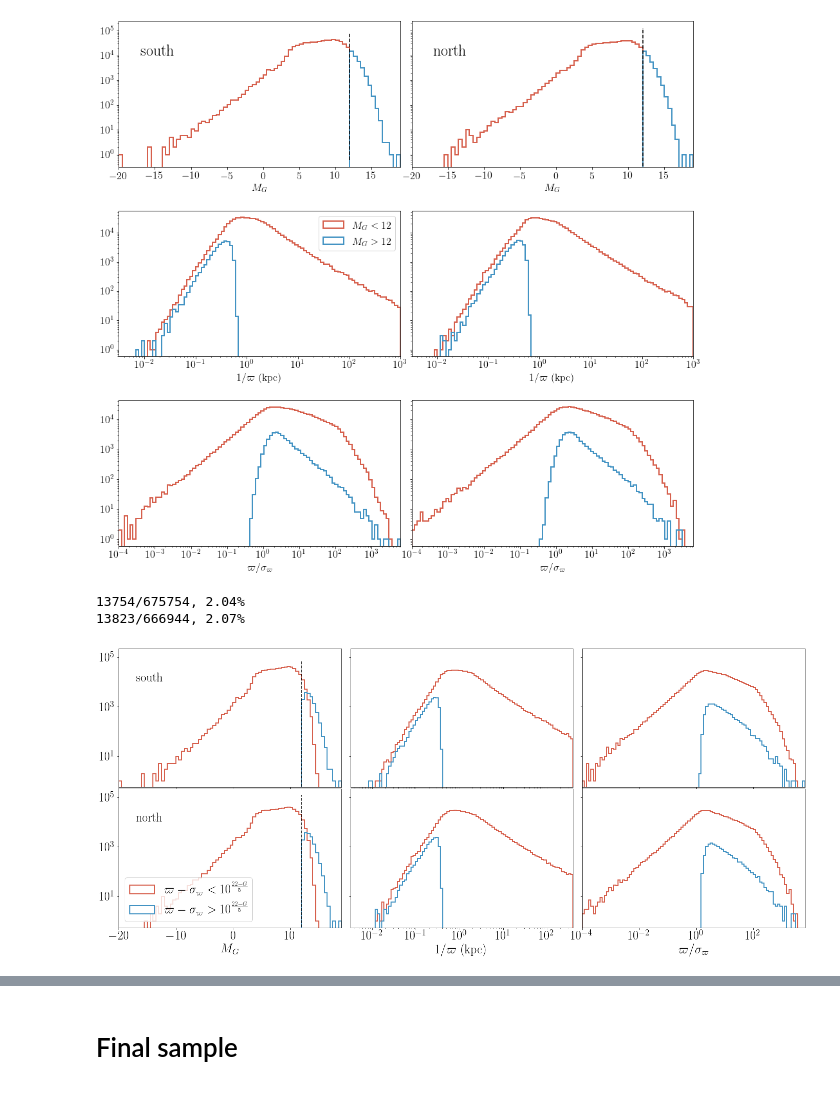
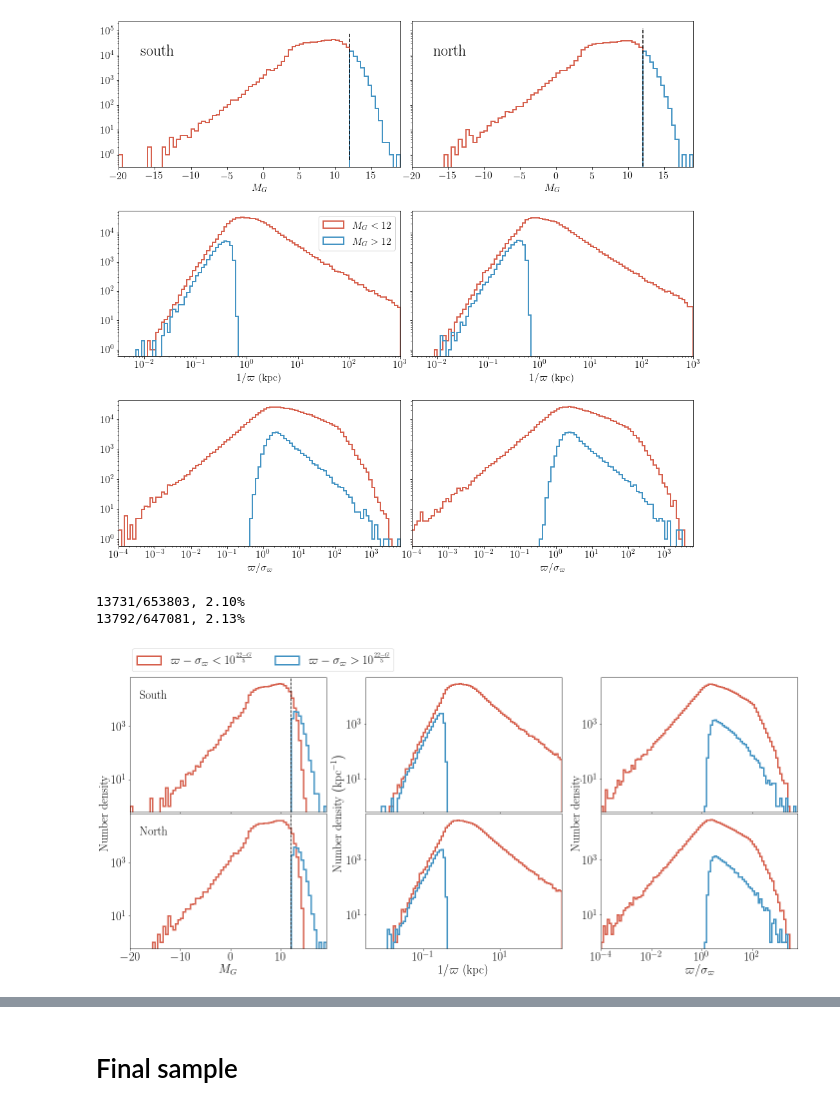
Before and after one commit to aeverall/mwtrace, a Jupyter notebook: gaia/Gaia b>80 Sample.ipynb, the cells around one changed output, grey strips where cells are left out. Drawn from its saved outputs; the diff is of its cells as text; code cells hidden in the pictures.

```diff
--- a/gaia/Gaia b>80 Sample.ipynb
+++ b/gaia/Gaia b>80 Sample.ipynb
@@ -100,0 +108,6 @@ south No G or parallax 647
+# %%
+for cardinal in ['north', 'south']:
+    sample[cardinal]['select2'] = (sample[cardinal]['ruwe']<1.4)&(sample[cardinal]['phot_g_mean_mag']>5)
+    print(f"{cardinal}G>5 {np.sum(sample[cardinal]['phot_g_mean_mag']>5)}")
+    print(f"{cardinal} RUWE<1.4: {np.sum(sample[cardinal]['ruwe']<1.4)}")
+    print(f"{cardinal} both: {np.sum(sample[cardinal]['select2'])}")
@@ -352,8 +420,9 @@ for cardinal in ['north', 'south']:
     quasars  = (sample[cardinal]['w1']-sample[cardinal]['w2']>w1w2_cut)&(sample[cardinal]['bp_rp']<bprp_cut)
     quasars  = (sample[cardinal]['w1']-sample[cardinal]['w2']>w1w2_cut)&((sample[cardinal]['bp_rp'])<(sample[cardinal]['w1']-sample[cardinal]['w2'])+0.7)
 
-    sample[cardinal]['select2'] = ~galaxies & ~quasars
-    print(f"{cardinal} extragalactic: {np.sum(~sample[cardinal]['select2'])}")
-    print(f"{cardinal} extragalactic and no G/parallax: {np.sum(~sample[cardinal]['select2']&~sample[cardinal]['select1'])}")
+    sample[cardinal]['select3'] = ~galaxies & ~quasars
+    print(f"{cardinal} extragalactic: {np.sum(~sample[cardinal]['select3'])}")
+    print(f"{cardinal} extragalactic and G/parallax: {np.sum(~sample[cardinal]['select3']&sample[cardinal]['select1'])}")
+    print(f"{cardinal} extragalactic and G/parallax: {np.sum(~sample[cardinal]['select3']&sample[cardinal]['select2']&sample[cardinal]['select1'])}")
 # %% [output]
 north extragalactic: 153021
@@ -471,7 +542,7 @@ for cardinal in ['north', 'south']:
                   + np.cos(dec_source)*np.cos(np.deg2rad(dec_sub[:,None]))*\
                     np.cos(ra_source-np.deg2rad(ra_sub[:,None])))
 
-    sample[cardinal]['select3'] = np.prod(source_sub.T > minsep_rad, axis=1).astype(bool)
+    sample[cardinal]['select4'] = np.prod(source_sub.T > minsep_rad, axis=1).astype(bool)
 # %%
 sep_sub = np.arccos(np.sin(np.deg2rad(dec_sub))*np.sin(np.deg2rad(decpix[:,None])) \
               + np.cos(np.deg2rad(dec_sub))*np.cos(np.deg2rad(decpix[:,None]))*\
@@ -483,13 +554,13 @@ hist = {}; hist_full={}
 for i, cardinal in enumerate(['north','south']):
     sample[cardinal]['hpx'] = sample[cardinal]['source_id']//(2**35 * 4**(12-level))
 
-    subset = sample[cardinal]['select1']&sample[cardinal]['select2']&sample[cardinal]['select4']
+    subset = sample[cardinal]['select1']&sample[cardinal]['select2']&sample[cardinal]['select3']&sample[cardinal]['select4']
     hpx, nhpx = np.unique(sample[cardinal]['hpx'][subset], return_counts=True)
     hist[cardinal] = np.zeros(hp.nside2npix(2**level), dtype='float')
     hist[cardinal][hpx] = nhpx/(pixarea*pixweight_sub[hpx])
     hist[cardinal][hist[cardinal]==0] = np.nan
 
-    subset = sample[cardinal]['select1']&sample[cardinal]['select2']
+    subset = sample[cardinal]['select1']&sample[cardinal]['select2']&sample[cardinal]['select3']
     hpx, nhpx = np.unique(sample[cardinal]['hpx'][subset], return_counts=True)
     hist_full[cardinal] = np.zeros(hp.nside2npix(2**level), dtype='float')
     hist_full[cardinal][hpx] = nhpx/(pixarea*pixweight[hpx])
@@ -616,59 +695,83 @@ plt.rc('ytick',labelsize=24)
 plt.rc('legend',fontsize=24)
 plt.rc('font',size=24)
 # %%
-fig, axes = plt.subplots(2,3,figsize=(24,10), sharex='col', sharey=True)
+fig, axes = plt.subplots(2,3,figsize=(24,10), sharex='col', sharey='col')
 
 colours = [cm.RdBu(0.8), cm.RdBu(0.2)]
-hist_keys = [{'color':cm.RdBu(0.2), 'linewidth':2, 'histtype':'step'},
-             {'color':cm.RdBu(0.8), 'linewidth':2, 'histtype':'step'}]
+hist_keys = [{'color':cm.RdBu(0.2), 'linewidth':3, 'histtype':'step'},
+             {'color':cm.RdBu(0.8), 'linewidth':3, 'histtype':'step'}]
 
-for i, cardinal in enumerate(['south', 'north']):
+cardinals = ['south', 'north']
+for i, cardinal in enumerate(cardinals):
 
 #     select = ~((sample[cardinal]['M']>12)&\
-#                (sample[cardinal]['parallax_obs']/sample[cardinal]['parallax_error']>1))
-    sub = sample[cardinal]['select1'] & sample[cardinal]['select2']&sample[cardinal]['select3']
+#                (sample[cardinal]['parallax_obs']/sample[cardinal]['parallax_error_corr']>1))
+    sub = sample[cardinal]['select1']&sample[cardinal]['select2']&sample[cardinal]['select3']&sample[cardinal]['select4']
 
-    select = (sample[cardinal]['parallax_obs'][sub]-sample[cardinal]['parallax_error'][sub] < \
+    select = (sample[cardinal]['parallax_obs'][sub]-sample[cardinal]['parallax_error_corr'][sub] < \
               10**((22-sample[cardinal]['m'][sub])/5))
     print(f"{np.sum(~select)}/{len(select)}, {100*np.sum(~select)/len(select):.2f}%")
 
     xlim = (-20.,19.)
     plt.sca(axes[i,0])
     plt.hist(sample[cardinal]['M'][sub][select],
              bins=np.linspace(*xlim, 79), **hist_keys[0], label=r'$\varpi-\sigma_\varpi < 10^{\frac{22-G}{5}}$');
     plt.hist(sample[cardinal]['M'][sub][~select],
              bins=np.linspace(*xlim, 79), **hist_keys[1], label=r'$\varpi-\sigma_\varpi > 10^{\frac{22-G}{5}}$');
-    if i==1: plt.xlim(xlim); plt.yscale('log'); plt.xlabel(r'$M_G$'); plt.legend(loc='lower left')
-    plt.text(-17, 1e4, cardinal, fontsize=24)
+    if i==1:
+        plt.xlim(xlim); plt.yscale('log'); plt.xlabel(r'$M_G$');
+    if i==0:
+        plt.legend(loc='lower left', bbox_to_anchor=(-0.02,1.), ncol=2)
+
+    # plt.text(-17, 1e4, cardinal, fontsize=24)
 
     plt.sca(axes[i,1])
     xlim = (-2.5,2.6)
     plt.hist(1/sample[cardinal]['parallax_obs'][sub][select],
              bins=np.logspace(*xlim,100), **hist_keys[0], label=r'$\varpi-\sigma_\varpi < 10^{\frac{22-G}{5}}$');
     plt.hist(1/sample[cardinal]['parallax_obs'][sub][~select],
              bins=np.logspace(*xlim,100), **hist_keys[1], label=r'$\varpi-\sigma_\varpi > 10^{\frac{22-G}{5}}$');
     # plt.hist(1/sample[cardinal]['parallax_obs'][sample[cardinal]['M']<=12], bins=np.logspace(*xlim,100), color='g', histtype='step', linewidth=2);
     # if i==0: plt.legend(loc='upper right')
     plt.xlim(10**xlim[0], 10**xlim[1])
     if i==1: plt.xscale('log'), plt.yscale('log'); plt.xlabel(r'$1/\varpi$ (kpc)')
 
     plt.sca(axes[i,2])
     xlim = (-4,3.8)
-    plt.hist((sample[cardinal]['parallax_obs']/sample[cardinal]['parallax_error'])[sub][select],
+    plt.hist((sample[cardinal]['parallax_obs']/sample[cardinal]['parallax_error_corr'])[sub][select],
              bins=np.logspace(*xlim,100), **hist_keys[0]);
-    plt.hist((sample[cardinal]['parallax_obs']/sample[cardinal]['parallax_error'])[sub][~select],
+    plt.hist((sample[cardinal]['parallax_obs']/sample[cardinal]['parallax_error_corr'])[sub][~select],
              bins=np.logspace(*xlim,100), **hist_keys[1]);
     plt.xlim(10**xlim[0], 10**xlim[1])
     if i==1: plt.xscale('log'), plt.yscale('log'); plt.xlabel(r'$\varpi/\sigma_\varpi$')
 
-for i in range(2): plt.sca(axes[i,0]); plt.plot([12,12], axes[i,0].get_ylim(), '--k')
+plt.subplots_adjust(wspace=0.2, hspace=0.01)
 
-plt.subplots_adjust(wspace=0.04, hspace=0.01)
+plt.sca(axes[0,0])
+plt.ylim(axes[0,0].get_ylim())
+for i, cardinal in enumerate(cardinals):
+    plt.sca(axes[i,0])
+    plt.plot([12,12], axes[0,0].get_ylim(), '--k')
+    plt.text(axes[1,0].get_xlim()[0]*0.95 + axes[1,0].get_xlim()[1]*0.05,
+             axes[1,0].get_ylim()[0]**0.1 * axes[1,0].get_ylim()[1]**0.9, clabels[cardinal],
+            ha='left', va='top')
+
+fig.add_subplot(131, frameon=False)
+plt.tick_params(labelcolor='none', which='both', top=False, bottom=False, left=False, right=False)
+plt.ylabel(r'Number density')
+
+fig.add_subplot(132, frameon=False)
+plt.tick_params(labelcolor='none', which='both', top=False, bottom=False, left=False, right=False)
+plt.ylabel(r'Number density $\left(\mathrm{kpc}^{-1}\right)$')
+
+fig.add_subplot(133, frameon=False)
+plt.tick_params(labelcolor='none', which='both', top=False, bottom=False, left=False, right=False)
+plt.ylabel(r'Number density')
 
 plt.savefig(f'figs/M12_cut_histograms.png', bbox_inches='tight', dpi=200)
 # %% [output]
-13754/675754, 2.04%
-13823/666944, 2.07%
+13731/653803, 2.10%
+13792/647081, 2.13%
-[figure, old version]
+[figure, new version]
 # %%
 for cardinal in ['north','south']:
```
Also changed, not shown: parts of 27 cells of this notebook, 15 other files.
